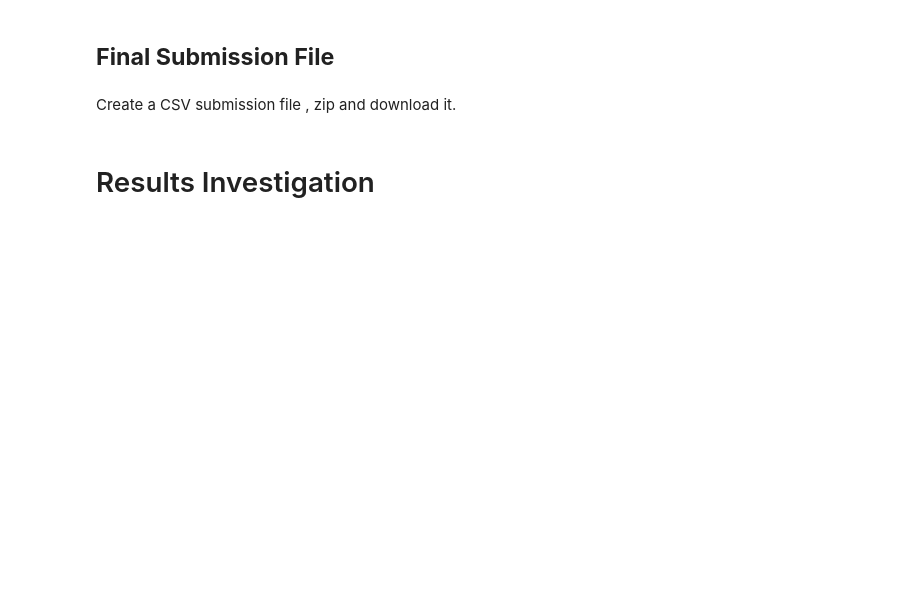
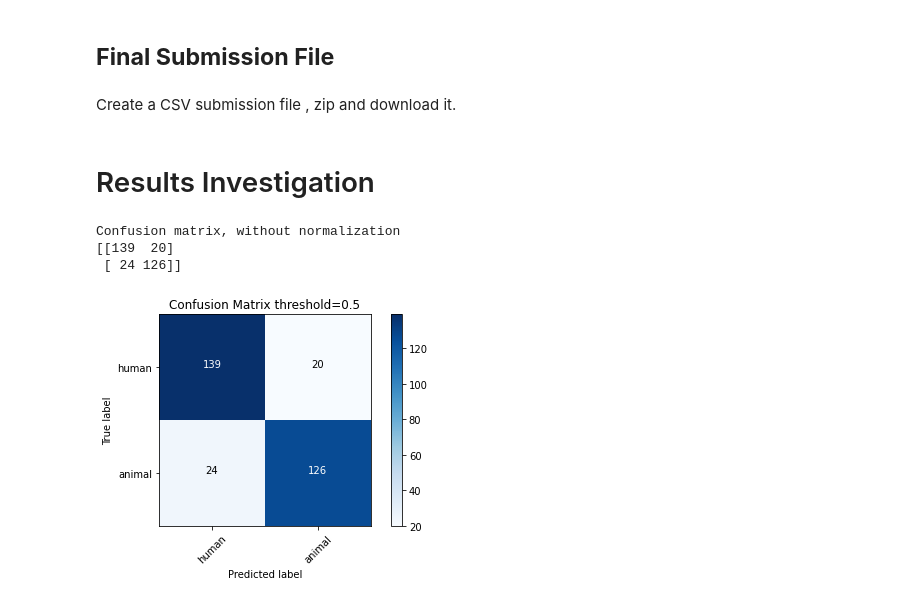
Before and after one commit to ShaulSolomon/sota-mafat-radar, a Jupyter notebook: notebooks/MAFAT_Radar_Challenge_Baseline_ErrorAnalysis.ipynb, the cells around one changed output. Cells and saved outputs as stored; diff of their text form; code cells hidden in the pictures; blank space fills up the shorter version.

Commit message:
plot confusion matrix and spectrogram of sampled correct and wrong results

```diff
--- a/notebooks/MAFAT_Radar_Challenge_Baseline_ErrorAnalysis.ipynb
+++ b/notebooks/MAFAT_Radar_Challenge_Baseline_ErrorAnalysis.ipynb
@@ -244,7 +244,13 @@ train_df = append_dict(training_df, train_aux)
 
 # Preprocessing and split the data to training and validation
 train_df = utils.data_preprocess(train_df.copy())
-train_x, train_y, val_x, val_y = utils.split_train_val(train_df)
+train_x, train_y, val_x, val_y, val_idx = utils.split_train_val(train_df)
+
+train_df_t = train_df.copy()
+del train_df_t['doppler_burst']
+del train_df_t['iq_sweep_burst']
+train_dff = pd.DataFrame(train_df_t)
+train_dff['is_validation']=val_idx
 
 val_y =  val_y.astype(int)
 train_y =train_y.astype(int)
@@ -355,3 +377,17 @@ with ZipFile('submission.zip', 'w') as myzip:
 files.download('submission.zip')
 # %% [markdown]
 # Results Investigation
+# %%
+from sklearn.metrics import confusion_matrix
+
+threshold = 0.5
+
+cm = confusion_matrix(y_true=val_y, y_pred=(model.predict(val_x)>0.5)*1)
+cm_plot_labels = ['human','animal']
+
+utils.plot_confusion_matrix(cm=cm, classes=cm_plot_labels, title=f"Confusion Matrix threshold={threshold}")
+# %% [output]
+Confusion matrix, without normalization
+[[139  20]
+ [ 24 126]]
+[figure, added]
```
Also changed, not shown: parts of 9 cells of this notebook, 1 other file.
